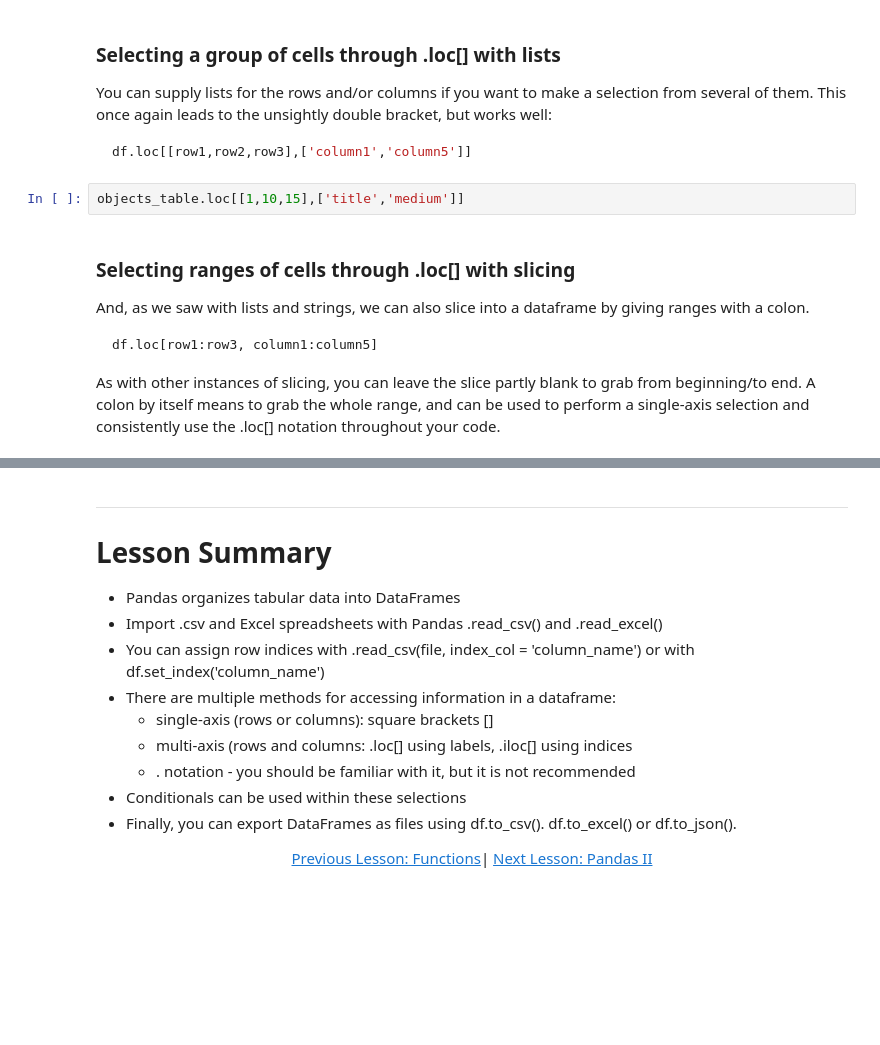
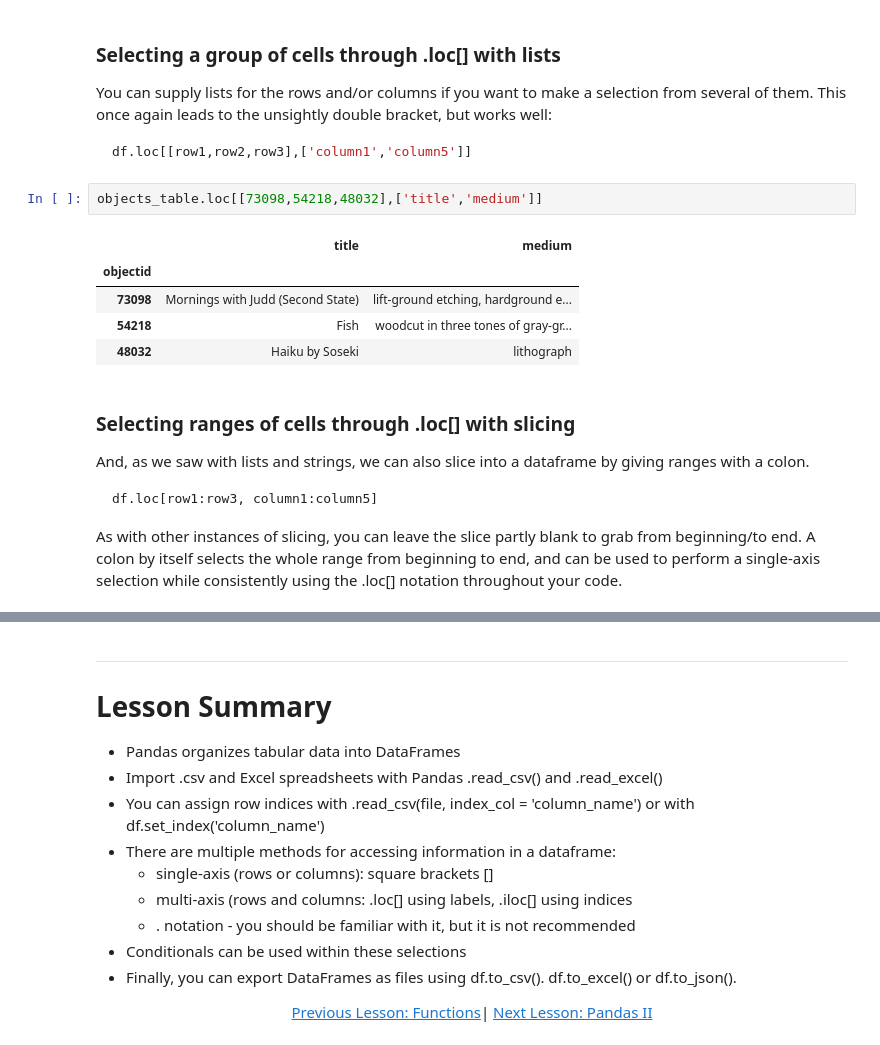
Before and after one commit to FelipeAdeT/PythonforHumanities, a Jupyter notebook: 09 Pandas.ipynb, the cells around one changed output, grey strips where cells are left out. Drawn from its saved outputs; the diff is of its cells as text; blank space fills up the shorter version.

````diff
--- a/09 Pandas.ipynb
+++ b/09 Pandas.ipynb
@@ -265,6 +463,12 @@
 ```
 # %%
-objects_table.loc[[1,10,15],['title','medium']]
+objects_table.loc[[73098,54218,48032],['title','medium']]
+# %% [output]
+|  | title | medium |
+| objectid |  |  |
+| 73098 | Mornings with Judd (Second State) | lift-ground etching, hardground e... |
+| 54218 | Fish | woodcut in three tones of gray-gr... |
+| 48032 | Haiku by Soseki | lithograph |
 # %% [markdown]
 ### Selecting ranges of cells through .loc[] with slicing
 
@@ -273,6 +477,6 @@ And, as we saw with lists and strings, we can also slice into a dataframe by giv
 ```python
 df.loc[row1:row3, column1:column5]
 ```
-As with other instances of slicing, you can leave the slice partly blank to grab from beginning/to end. A colon by itself means to grab the whole range, and can be used to perform a single-axis selection and consistently use the .loc[] notation throughout your code.
+As with other instances of slicing, you can leave the slice partly blank to grab from beginning/to end. A colon by itself selects the whole range from beginning to end, and can be used to perform a single-axis selection while consistently using the .loc[] notation throughout your code.
 # %%
 objects_table.loc[:,'title']
````
Also changed, not shown: parts of 51 cells of this notebook, 1 other file.
